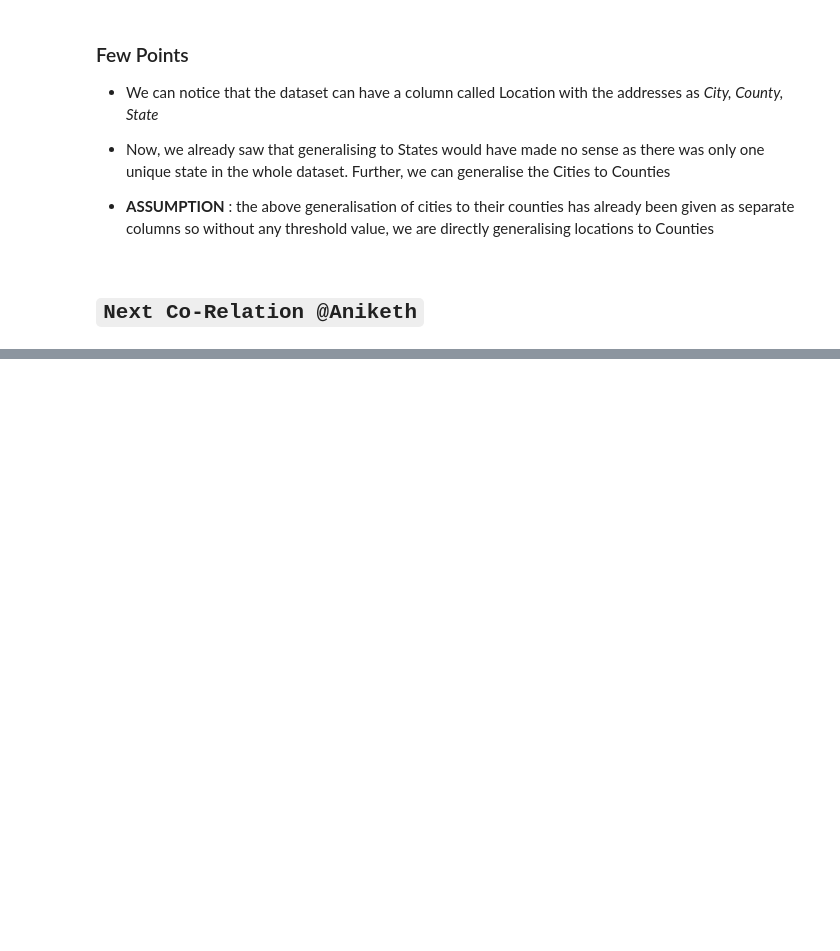
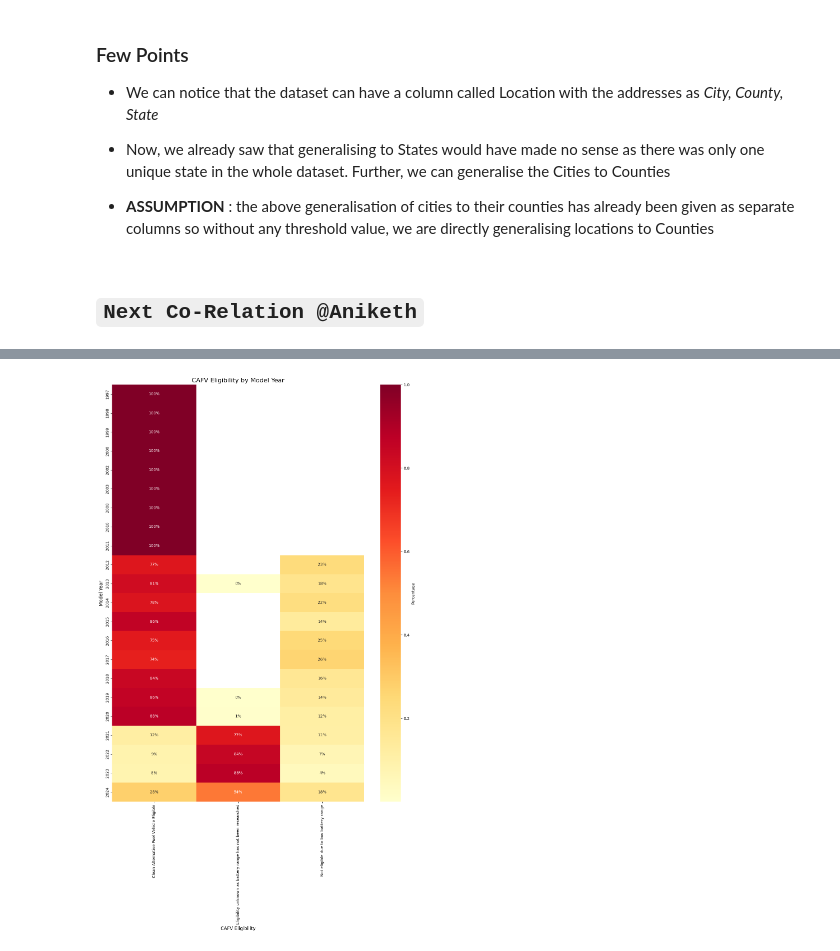
Before and after one commit to Daxvshah11/DA_Assignments, a Jupyter notebook: Ass2/Assignment2_8.ipynb, the cells around one changed output, grey strips where cells are left out. Cells and saved outputs as stored; diff of their text form; code cells hidden in the pictures; blank space fills up the shorter version.

```diff
--- a/Ass2/Assignment2_8.ipynb
+++ b/Ass2/Assignment2_8.ipynb
@@ -146,0 +197,12 @@ Name: County, dtype: int64
+# %%
+cafv_by_year = MAIN_DATA.groupby('Model Year')['Clean Alternative Fuel Vehicle (CAFV) Eligibility'].value_counts(normalize=True).unstack()
+
+plt.figure(figsize=(12, 20))
+sns.heatmap(cafv_by_year, annot=True, fmt='.0%', cmap='YlOrRd', cbar_kws={'label': 'Percentage'})
+plt.title('CAFV Eligibility by Model Year', fontsize=16)
+plt.ylabel('Model Year', fontsize=12)
+plt.xlabel('CAFV Eligibility', fontsize=12)
+plt.tight_layout()
+plt.show()
+# %% [output]
+[figure, added]
```
Also changed, not shown: parts of 6 cells of this notebook.
